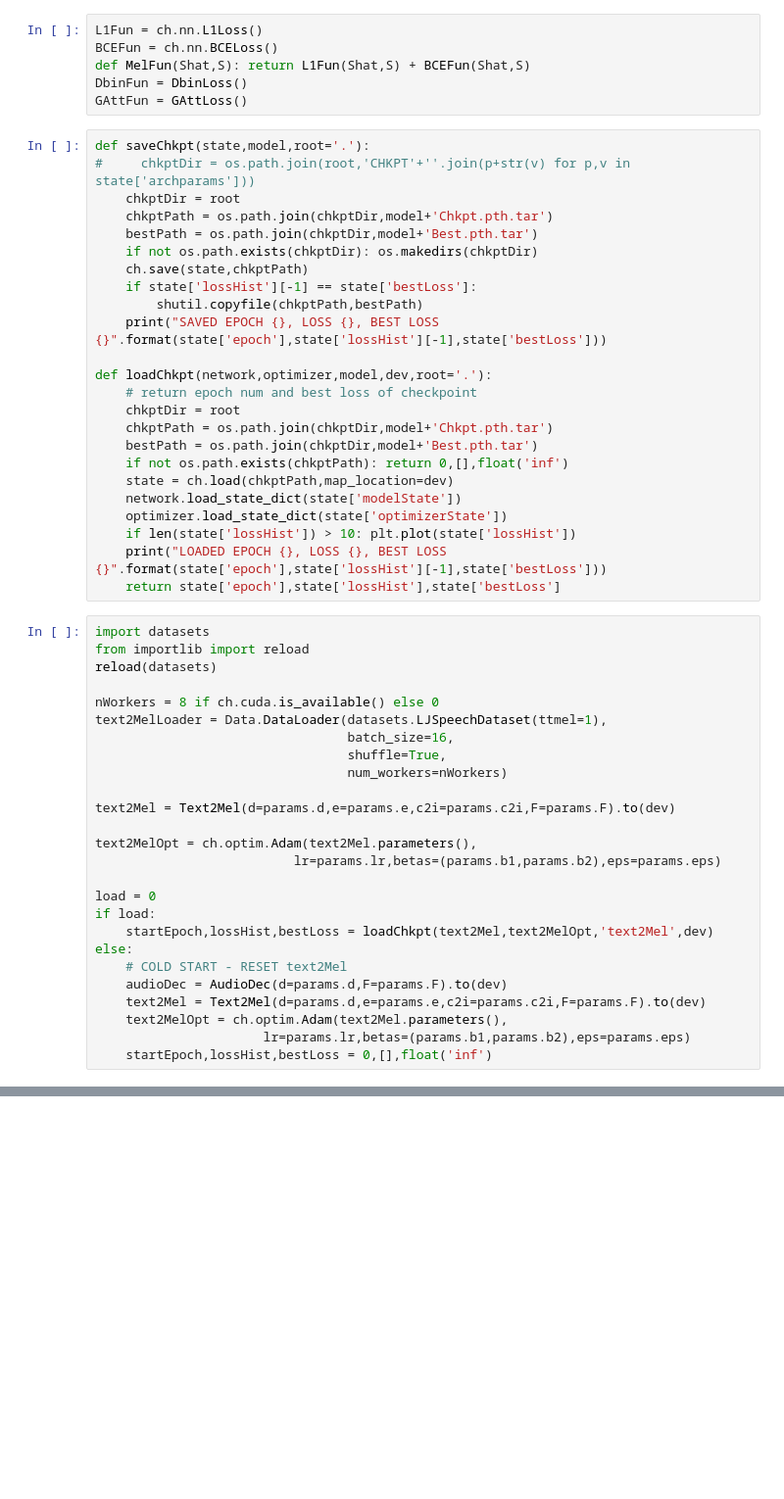
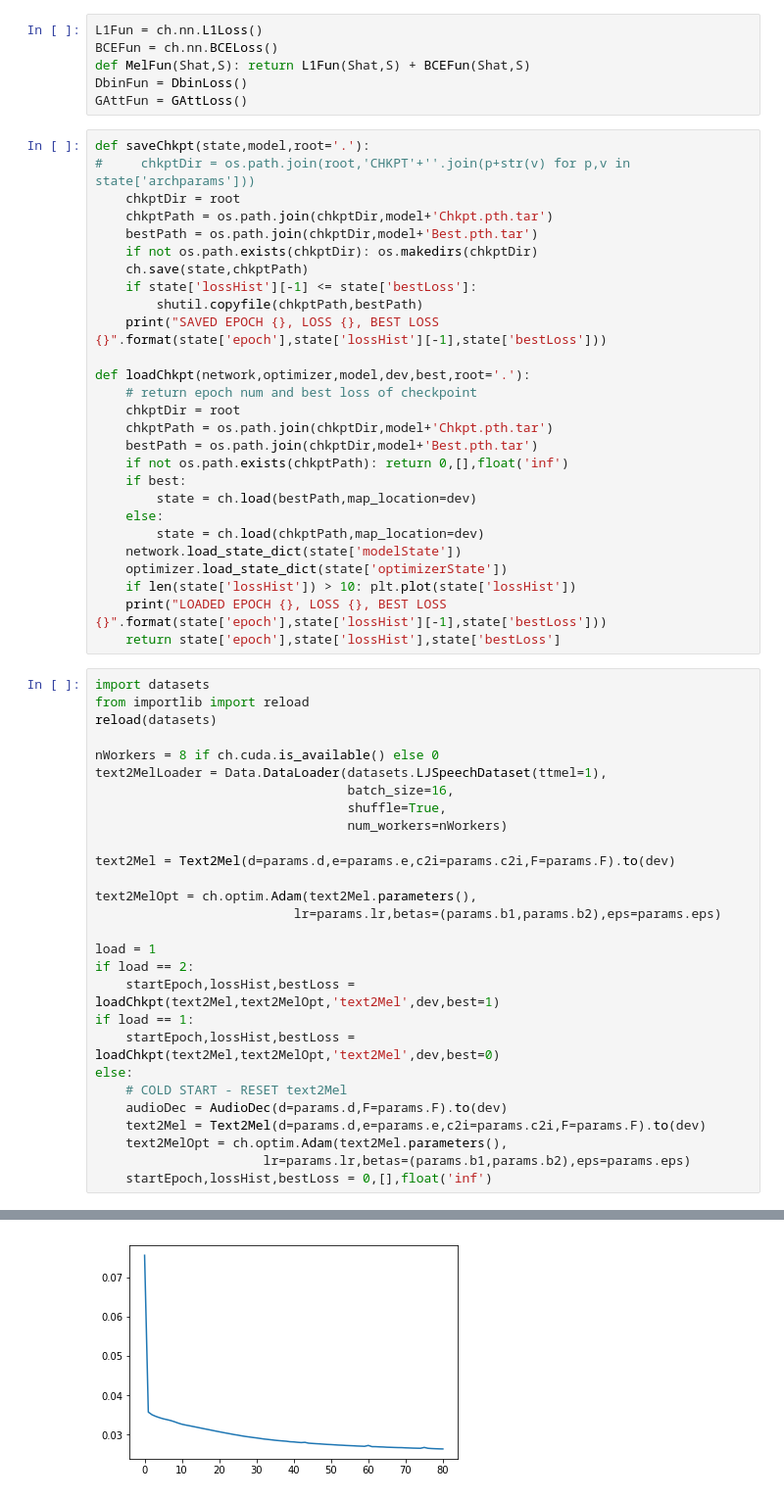
Before and after one commit to aduriseti/ETTTS_pytorch, a Jupyter notebook: dcttsTrain.ipynb, the cells around one changed output, grey strips where cells are left out. Shown at 98% size. Saved outputs shown, nothing was run; the diff lists cells and outputs as text; blank space fills up the shorter version.

```diff
--- a/dcttsTrain.ipynb
+++ b/dcttsTrain.ipynb
@@ -87,17 +87,20 @@ def saveChkpt(state,model,root='.'):
     bestPath = os.path.join(chkptDir,model+'Best.pth.tar')
     if not os.path.exists(chkptDir): os.makedirs(chkptDir)
     ch.save(state,chkptPath)
-    if state['lossHist'][-1] == state['bestLoss']:
+    if state['lossHist'][-1] <= state['bestLoss']:
         shutil.copyfile(chkptPath,bestPath)
     print("SAVED EPOCH {}, LOSS {}, BEST LOSS {}".format(state['epoch'],state['lossHist'][-1],state['bestLoss']))
 
-def loadChkpt(network,optimizer,model,dev,root='.'):
+def loadChkpt(network,optimizer,model,dev,best,root='.'):
     # return epoch num and best loss of checkpoint
     chkptDir = root
     chkptPath = os.path.join(chkptDir,model+'Chkpt.pth.tar')
     bestPath = os.path.join(chkptDir,model+'Best.pth.tar')
     if not os.path.exists(chkptPath): return 0,[],float('inf')
-    state = ch.load(chkptPath,map_location=dev)
+    if best:
+        state = ch.load(bestPath,map_location=dev)
+    else:
+        state = ch.load(chkptPath,map_location=dev)
     network.load_state_dict(state['modelState'])
     optimizer.load_state_dict(state['optimizerState'])
     if len(state['lossHist']) > 10: plt.plot(state['lossHist'])
@@ -119,9 +122,11 @@ text2Mel = Text2Mel(d=params.d,e=params.e,c2i=params.c2i,F=params.F).to(dev)
 text2MelOpt = ch.optim.Adam(text2Mel.parameters(),
                           lr=params.lr,betas=(params.b1,params.b2),eps=params.eps)
 
-load = 0
-if load:
-    startEpoch,lossHist,bestLoss = loadChkpt(text2Mel,text2MelOpt,'text2Mel',dev)
+load = 1
+if load == 2:
+    startEpoch,lossHist,bestLoss = loadChkpt(text2Mel,text2MelOpt,'text2Mel',dev,best=1)
+if load == 1:
+    startEpoch,lossHist,bestLoss = loadChkpt(text2Mel,text2MelOpt,'text2Mel',dev,best=0)
 else:
     # COLD START - RESET text2Mel
     audioDec = AudioDec(d=params.d,F=params.F).to(dev)
@@ -129,3 +134,4 @@ else:
     text2MelOpt = ch.optim.Adam(text2Mel.parameters(),
                       lr=params.lr,betas=(params.b1,params.b2),eps=params.eps)
     startEpoch,lossHist,bestLoss = 0,[],float('inf')
+# %% [output]
@@ -131,0 +139 @@ else:
+[figure, added]
```
Also changed, not shown: parts of 16 cells of this notebook, 2 other files.
